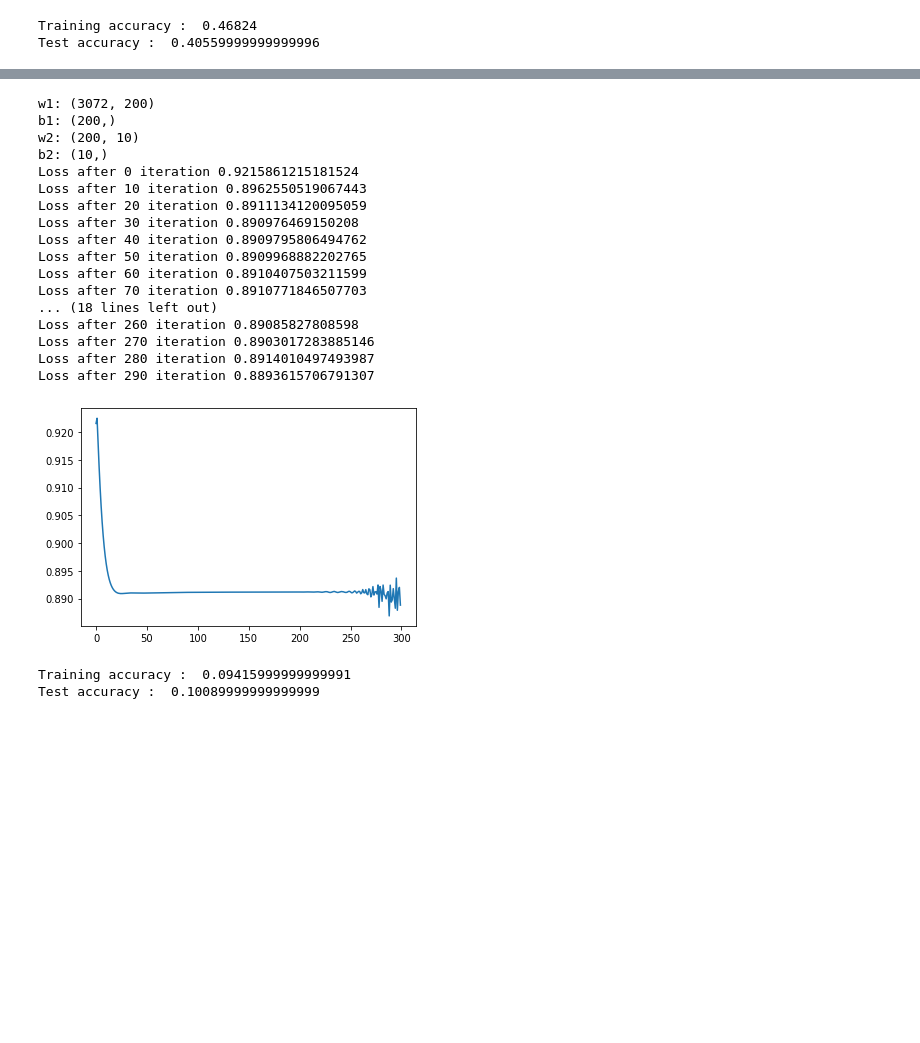
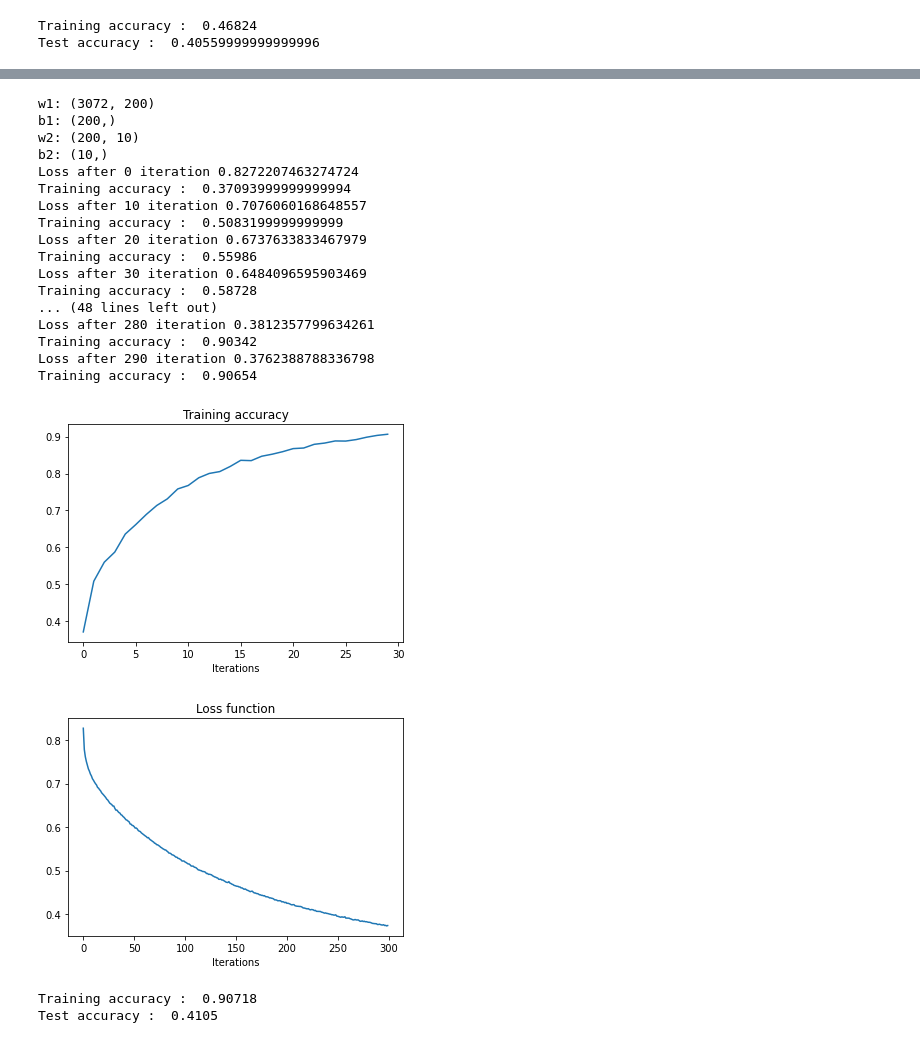
Before and after one commit to Nirajkanth/Digital-image-processing-and-computer-vision, a Jupyter notebook: EN2550_Assignments/A_04/Assign_04.ipynb, the cells around one changed output, grey strips where cells are left out. Cells and saved outputs as stored; diff of their text form; code cells hidden in the pictures; blank space fills up the shorter version.

```diff
--- a/EN2550_Assignments/A_04/Assign_04.ipynb
+++ b/EN2550_Assignments/A_04/Assign_04.ipynb
@@ -320,7 +322,7 @@ print("b2:", b2.shape)
 batch_size = 500
 
 iterations = 300
-lr = 0.001
+lr = 1.4e-2
 lr_decay= 0.999
 reg = 5e-6
 loss_history = []
@@ -332,15 +334,17 @@ rng = np.random.default_rng(seed=seed)
 for t in range(iterations):
     indices = np.arange(Ntr)
     rng.shuffle(indices)
+    x1 = x_train[indices]
+    y1 = y_train[indices]
     seed += 1
     loss_1 = []
     for st in range(0,Ntr+1, batch_size):
         # Forward pass
         end = st + batch_size
-        x = x_train[st:end:,]
-        y = y_train[st:end:,]
-
+        x = x1[st:end:,]
+        y = y1[st:end:,]
         z = x.dot(w1) + b1
+        # avoiding overflow
         with np.errstate(over='ignore', invalid='ignore'):
               h = np.where(z >= 0,
                   1 / (1 + np.exp(-z)),
@@ -355,7 +359,7 @@ for t in range(iterations):
         dw2 = h.T.dot(dy_pred) +  reg*w2 # H x K
         db2 = dy_pred.sum(axis=0) # 1 x K, coloumn wise summation
         dh = dy_pred.dot(w2.T) # Ntr x H
-        dw1 = x.T.dot(dh*h*(h-1)) + reg*w1
+        dw1 = x.T.dot(dh*h*(1-h)) + reg*w1
         db1 = (dh*h*(1-h)).sum(axis = 0)
 
         w1 = w1 - lr*dw1
@@ -367,52 +371,65 @@ for t in range(iterations):
     loss_avg = np.average(loss_1)
     loss_history.append(loss_avg)
     if t % 10 == 0:
-            print("Loss after {} iteration {}".format(t, loss_avg))
+        print("Loss after {} iteration {}".format(t, loss_avg))
+        z = x1.dot(w1) + b1
+        with np.errstate(over='ignore', invalid='ignore'):
+              h = np.where(z >= 0,
+                          1 / (1 + np.exp(-z)),
+                          np.exp(z) / (1 + np.exp(z)))
+        y_pred = h.dot(w2) + b2
+        train_acc = 1.0 - (1/Ntr)*(np.count_nonzero(np.argmax(y_pred, axis=1) - np.argmax(y1, axis=1)))
+        train_acc_history.append(train_acc)
+        print("Training accuracy : ",train_acc)
 # %% [output]
 w1: (3072, 200)
 b1: (200,)
 w2: (200, 10)
 b2: (10,)
-Loss after 0 iteration 0.9215861215181524
-Loss after 10 iteration 0.8962550519067443
-Loss after 20 iteration 0.8911134120095059
-Loss after 30 iteration 0.890976469150208
-Loss after 40 iteration 0.8909795806494762
-Loss after 50 iteration 0.8909968882202765
-Loss after 60 iteration 0.8910407503211599
-Loss after 70 iteration 0.8910771846507703
-... (18 lines left out)
-Loss after 260 iteration 0.89085827808598
-Loss after 270 iteration 0.8903017283885146
-Loss after 280 iteration 0.8914010497493987
-Loss after 290 iteration 0.8893615706791307
+Loss after 0 iteration 0.8272207463274724
+Training accuracy :  0.37093999999999994
+Loss after 10 iteration 0.7076060168648557
+Training accuracy :  0.5083199999999999
+Loss after 20 iteration 0.6737633833467979
+Training accuracy :  0.55986
+Loss after 30 iteration 0.6484096595903469
+Training accuracy :  0.58728
+... (48 lines left out)
+Loss after 280 iteration 0.3812357799634261
+Training accuracy :  0.90342
+Loss after 290 iteration 0.3762388788336798
+Training accuracy :  0.90654
 # %%
+plt.plot(train_acc_history)
+plt.title("Training accuracy"), plt.xlabel("Iterations")
+plt.show()
 plt.plot(loss_history)
+plt.title("Loss function"), plt.xlabel("Iterations")
 plt.show()
-
 
 z = x_train.dot(w1) + b1
 with np.errstate(over='ignore', invalid='ignore'):
       h = np.where(z >= 0,
                   1 / (1 + np.exp(-z)),
                   np.exp(z) / (1 + np.exp(z)))
 y_pred = h.dot(w2) + b2
 train_acc = 1.0 - (1/Ntr)*(np.count_nonzero(np.argmax(y_pred, axis=1) - np.argmax(y_train, axis=1)))
 print("Training accuracy : ",train_acc)
 
 z1 = x_test.dot(w1) + b1
 with np.errstate(over='ignore', invalid='ignore'):
       h = np.where(z1 >= 0,
                   1 / (1 + np.exp(-z1)),
                   np.exp(z1) / (1 + np.exp(z1)))
 y_pred_test = h.dot(w2) + b2
 
 test_acc = 1.0 - (1/Nte)*(np.count_nonzero(np.argmax(y_pred_test, axis=1) - np.argmax(y_test, axis=1)))
 print("Test accuracy : ",test_acc)
 # %% [output]
-[figure, old version]
+[figure, new version]
+[figure, added]
-Training accuracy :  0.09415999999999991
-Test accuracy :  0.10089999999999999
+Training accuracy :  0.90718
+Test accuracy :  0.4105
 # %%
 
 %matplotlib inline
```
Also changed, not shown: parts of 2 cells of this notebook.
